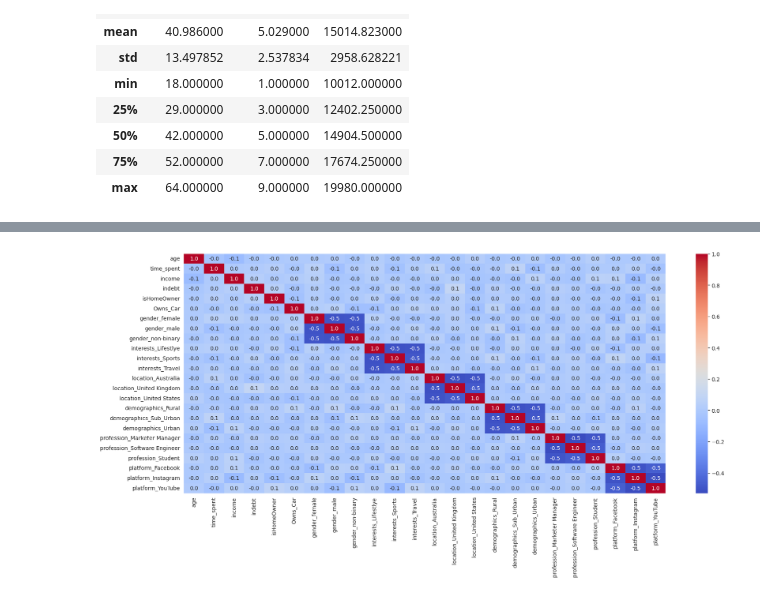
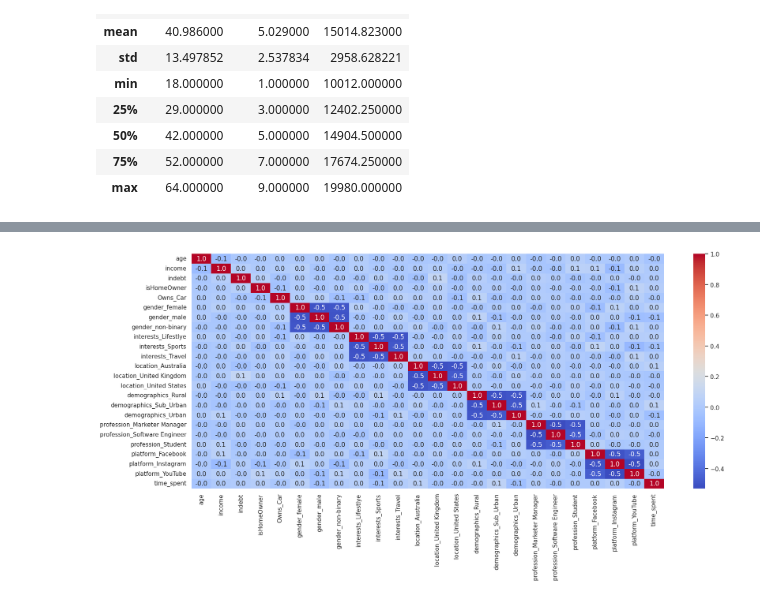
Before and after one commit to chrfthr/social-media-time-pred, a Jupyter notebook: notebook.ipynb, the cells around one changed output, grey strips where cells are left out. Drawn from its saved outputs; the diff is of its cells as text; code cells hidden in the pictures.

```diff
--- a/notebook.ipynb
+++ b/notebook.ipynb
@@ -67,4 +64,9 @@ Name: count, dtype: int64
 # %%
-# convert gender, interests, location, demographics, platform and profession to one hot encoding
-df_enc = pd.get_dummies(df, columns=['gender', 'interests', 'location', 'demographics', 'profession', 'platform'], drop_first=False)
-df_enc
+def preprocess_df(df):
+    # convert gender, interests, location, demographics, platform and profession to one hot encoding
+    df_enc = pd.get_dummies(df, columns=['gender', 'interests', 'location', 'demographics', 'profession', 'platform'], drop_first=False)
+
+    # normalize income and age
+    df_enc['income'] = (df_enc['income'] - df_enc['income'].min()) / (df_enc['income'].max() - df_enc['income'].min())
+    df_enc['age'] = (df_enc['age'] - df_enc['age'].min()) / (df_enc['age'].max() - df_enc['age'].min())
+    return df_enc.drop('time_spent', axis=1), df_enc['time_spent']
@@ -91,0 +73,3 @@ plt.show()
+# %%
+X, y = preprocess_df(df)
+X.head()
@@ -92,8 +84,8 @@ plt.show()
 # %%
-# correlation matrix
-corr = df_enc.corr()
+# correlation matrix, not very informative
+corr = pd.concat((X,y), axis=1).corr()
 plt.figure(figsize = (20,8))
 sns.heatmap(corr, annot=True, cmap='coolwarm', fmt='.1f')
 plt.show()
 # %% [output]
-[figure, old version]
+[figure, new version]
```
Also changed, not shown: parts of 38 cells of this notebook.
